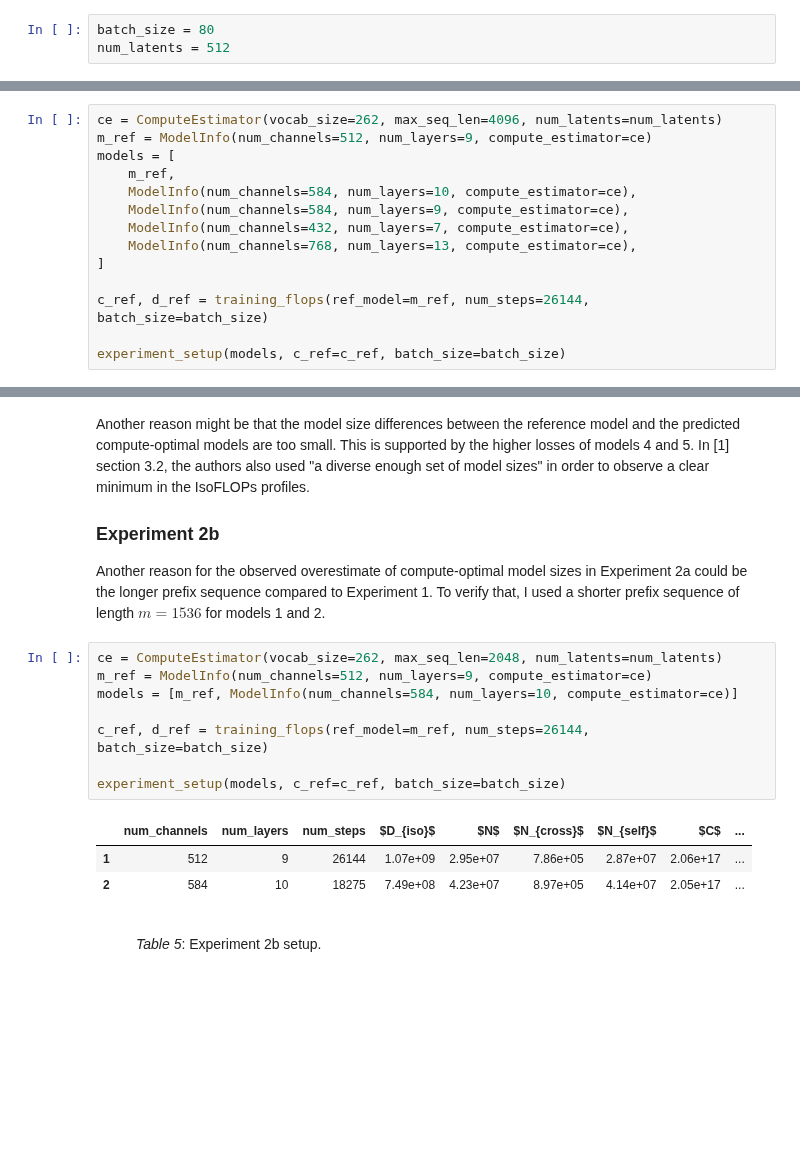
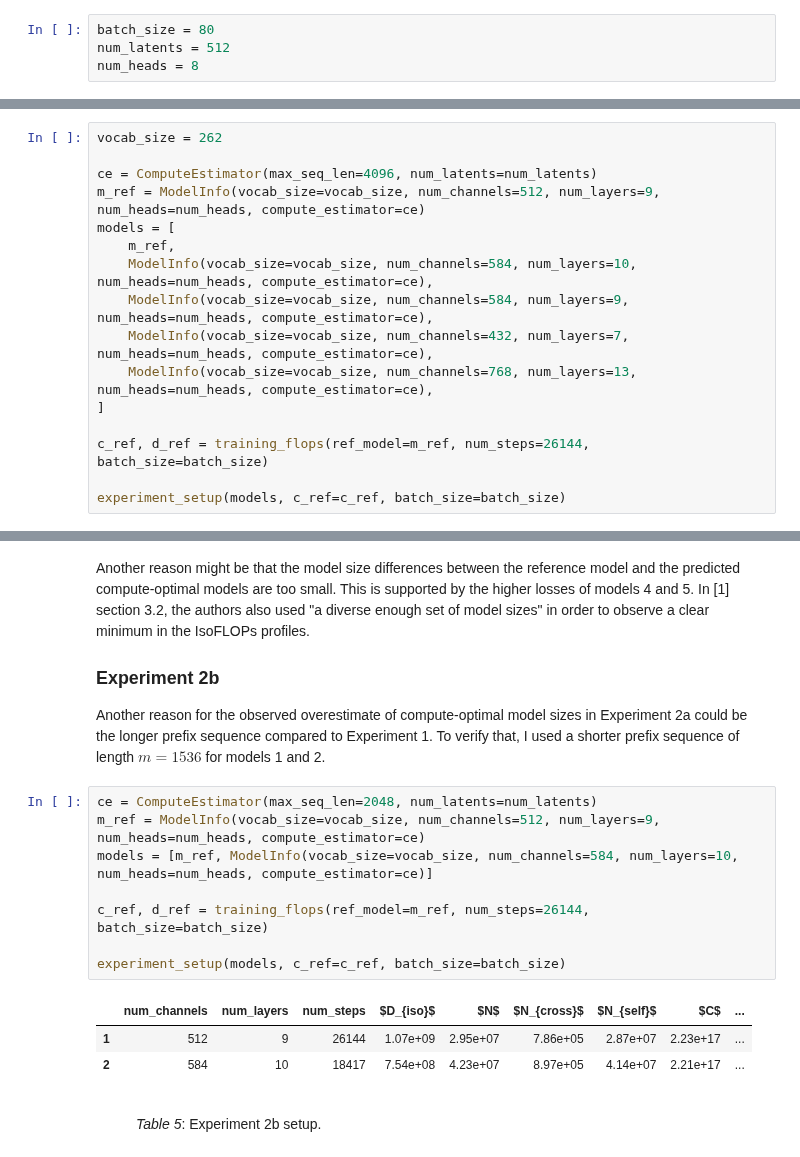
Before and after one commit to krasserm/perceiver-io, a Jupyter notebook: examples/scaling/clm/article.ipynb, the cells around one changed output, grey strips where cells are left out. Saved outputs shown, nothing was run; the diff lists cells and outputs as text; blank space fills up the shorter version.

```diff
--- a/examples/scaling/clm/article.ipynb
+++ b/examples/scaling/clm/article.ipynb
@@ -140,6 +141,7 @@ All models are trained with a global batch size of `80` sequences where each seq
 # %%
 batch_size = 80
 num_latents = 512
+num_heads = 8
 # %% [markdown]
 All experiments use an Adam optimizer with a maximum learning rate of $2\mathrm{e}{-4}$ which is decayed to $10\%$ over $D_{iso}$ tokens with a cosine schedule. Warmup is over the first $200$ steps. Datasets have been chosen to meet the *less than an epoch of data* condition (with an [approximation](https://github.com/krasserm/perceiver-io/blob/main/examples/scaling/clm/train.md#approximations)).
 
@@ -222,14 +227,16 @@ plt.ylim(3.2, 3.6);
 
 This experiment [trains](https://github.com/krasserm/perceiver-io/blob/main/examples/scaling/clm/train.md#experiment-2a) a series of Perceiver AR models that use a UTF-8 bytes tokenizer with a vocabulary of size $262$ ($= 256 + 6$ special tokens). The prefix sequence has $m = 3584$ tokens i.e. $2048$ tokens more than in Experiment 1. The training dataset is [bookcorpus](https://huggingface.co/datasets/bookcorpus).
 # %%
-ce = ComputeEstimator(vocab_size=262, max_seq_len=4096, num_latents=num_latents)
-m_ref = ModelInfo(num_channels=512, num_layers=9, compute_estimator=ce)
+vocab_size = 262
+
+ce = ComputeEstimator(max_seq_len=4096, num_latents=num_latents)
+m_ref = ModelInfo(vocab_size=vocab_size, num_channels=512, num_layers=9, num_heads=num_heads, compute_estimator=ce)
 models = [
     m_ref,
-    ModelInfo(num_channels=584, num_layers=10, compute_estimator=ce),
-    ModelInfo(num_channels=584, num_layers=9, compute_estimator=ce),
-    ModelInfo(num_channels=432, num_layers=7, compute_estimator=ce),
-    ModelInfo(num_channels=768, num_layers=13, compute_estimator=ce),
+    ModelInfo(vocab_size=vocab_size, num_channels=584, num_layers=10, num_heads=num_heads, compute_estimator=ce),
+    ModelInfo(vocab_size=vocab_size, num_channels=584, num_layers=9, num_heads=num_heads, compute_estimator=ce),
+    ModelInfo(vocab_size=vocab_size, num_channels=432, num_layers=7, num_heads=num_heads, compute_estimator=ce),
+    ModelInfo(vocab_size=vocab_size, num_channels=768, num_layers=13, num_heads=num_heads, compute_estimator=ce),
 ]
 
 c_ref, d_ref = training_flops(ref_model=m_ref, num_steps=26144, batch_size=batch_size)
@@ -286,17 +293,17 @@ Another reason might be that the model size differences between the reference mo
 
 Another reason for the observed overestimate of compute-optimal model sizes in Experiment 2a could be the longer prefix sequence compared to Experiment 1. To verify that, I used a shorter prefix sequence of length $m = 1536$ for models 1 and 2.
 # %%
-ce = ComputeEstimator(vocab_size=262, max_seq_len=2048, num_latents=num_latents)
-m_ref = ModelInfo(num_channels=512, num_layers=9, compute_estimator=ce)
-models = [m_ref, ModelInfo(num_channels=584, num_layers=10, compute_estimator=ce)]
+ce = ComputeEstimator(max_seq_len=2048, num_latents=num_latents)
+m_ref = ModelInfo(vocab_size=vocab_size, num_channels=512, num_layers=9, num_heads=num_heads, compute_estimator=ce)
+models = [m_ref, ModelInfo(vocab_size=vocab_size, num_channels=584, num_layers=10, num_heads=num_heads, compute_estimator=ce)]
 
 c_ref, d_ref = training_flops(ref_model=m_ref, num_steps=26144, batch_size=batch_size)
 
 experiment_setup(models, c_ref=c_ref, batch_size=batch_size)
 # %% [output]
 |  | num_channels | num_layers | num_steps | $D_{iso}$ | $N$ | $N_{cross}$ | $N_{self}$ | $C$ | ... |
-| 1 | 512 | 9 | 26144 | 1.07e+09 | 2.95e+07 | 7.86e+05 | 2.87e+07 | 2.06e+17 | ... |
-| 2 | 584 | 10 | 18275 | 7.49e+08 | 4.23e+07 | 8.97e+05 | 4.14e+07 | 2.05e+17 | ... |
+| 1 | 512 | 9 | 26144 | 1.07e+09 | 2.95e+07 | 7.86e+05 | 2.87e+07 | 2.23e+17 | ... |
+| 2 | 584 | 10 | 18417 | 7.54e+08 | 4.23e+07 | 8.97e+05 | 4.14e+07 | 2.21e+17 | ... |
 # %% [markdown]
 <figure>
 <i>Table 5</i>: Experiment 2b setup.
```
Also changed, not shown: parts of 16 cells of this notebook, 3 other files.
